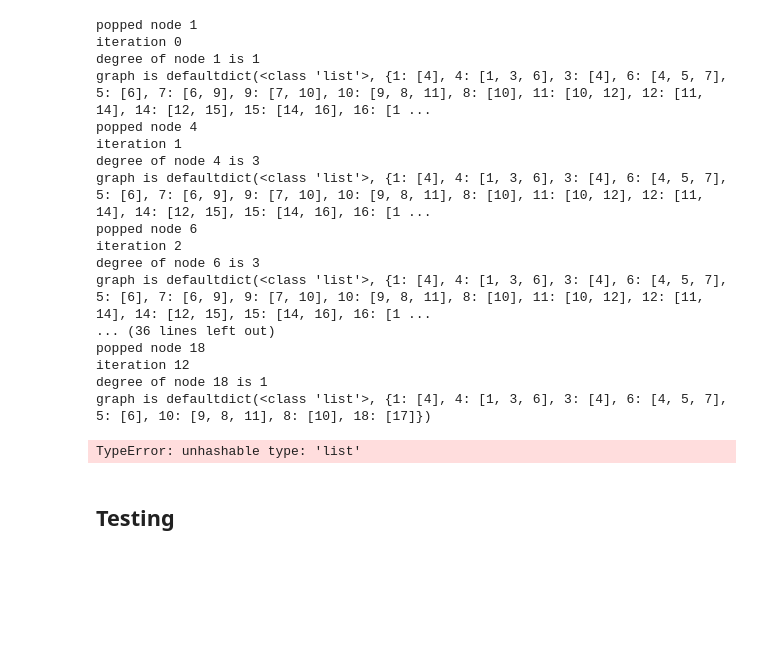
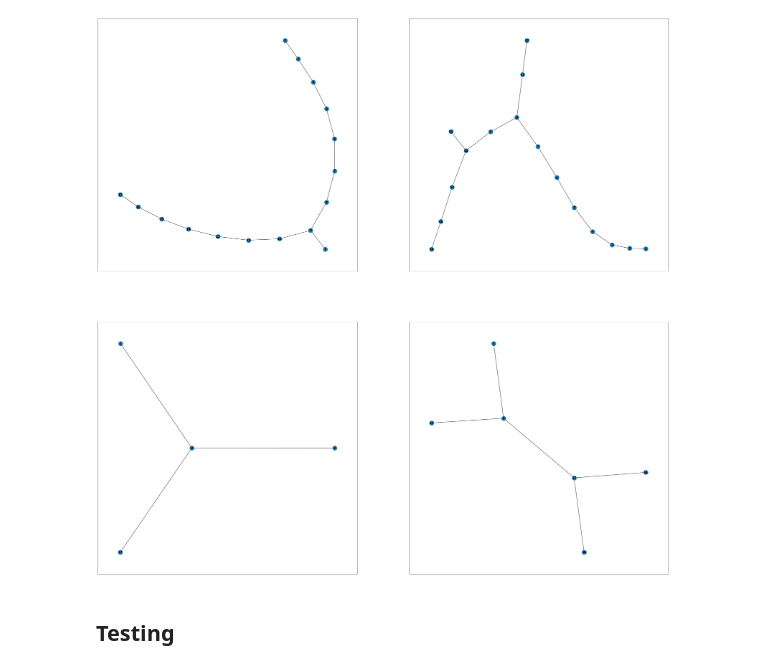
Before and after one commit to pramodmsm/Reeb-Graph-Implementation-in-Python, a Jupyter notebook: test_ground.ipynb, the cells around one changed output. Cells and saved outputs as stored; diff of their text form; code cells hidden in the pictures; blank space fills up the shorter version.

Commit message:
Update: iterative algorithm working for both merge and split trees.Notebook file only

```diff
--- a/test_ground.ipynb
+++ b/test_ground.ipynb
@@ -247,63 +302,45 @@ def get_reeb(m,tree_type):
     initial_g = deepcopy(g.graph)
 
     Utils.print(f'augmenting tree\n')
-    g.augment(root=g.min)
+    g.augment2(root=np.random.choice(processed_nodes,1)[0])
 
     return processed_nodes,initial_g,g.graph
 
 
 if __name__ == "__main__":
     Utils.verbose = False
     unit_size = int(input('enter unit size as integer :'))
     # tree_type = str(input("enter type of tree 'merge/split' :"))
     scalar_field = np.random.choice(np.arange(1,np.square(unit_size)+3),size=(unit_size,unit_size),replace=False)
     Utils.print(f'input scalar field is\n\n {scalar_field}')
 
     _,merge_tree,aug_merge_tree = get_reeb(scalar_field,tree_type='merge')
-    # _,split_tree,aug_split_tree = get_reeb(scalar_field,tree_type='split')
+    _,split_tree,aug_split_tree = get_reeb(scalar_field,tree_type='split')
 
-    pprint.pprint(f'initial tree for merge: {merge_tree}\n')
+    # pprint.pprint(f'initial tree for merge: {merge_tree}\n')
     # pprint.pprint(f'initial tree for split :{split_tree}\n')
 
     Gm = nx.Graph(merge_tree)
     Gm_a = nx.Graph(aug_merge_tree)
-    # Gs = nx.Graph(split_tree)
-    # Gs_a = nx.Graph(aug_split_tree)
-    # Utils.print([merge_tree.graph])
+    Gs = nx.Graph(split_tree)
+    Gs_a = nx.Graph(aug_split_tree)
     plt.figure(figsize=(40,40))
 
     plt.subplot(221)
     nx.draw_networkx(Gm, font_weight='bold')
 
     plt.subplot(222)
-    # nx.draw_networkx(Gs, font_weight='bold')
+    nx.draw_networkx(Gs, font_weight='bold')
 
     plt.subplot(223)
     nx.draw_networkx(Gm_a, font_weight='bold')
 
     plt.subplot(224)
-    # nx.draw_networkx(Gs_a, font_weight='bold')
+    nx.draw_networkx(Gs_a, font_weight='bold')
 
     plt.show()
 # %% [output]
-popped node 1
-iteration 0
-degree of node 1 is 1
-graph is defaultdict(<class 'list'>, {1: [4], 4: [1, 3, 6], 3: [4], 6: [4, 5, 7], 5: [6], 7: [6, 9], 9: [7, 10], 10: [9, 8, 11], 8: [10], 11: [10, 12], 12: [11, 14], 14: [12, 15], 15: [14, 16], 16: [1 ...
-popped node 4
-iteration 1
-degree of node 4 is 3
-graph is defaultdict(<class 'list'>, {1: [4], 4: [1, 3, 6], 3: [4], 6: [4, 5, 7], 5: [6], 7: [6, 9], 9: [7, 10], 10: [9, 8, 11], 8: [10], 11: [10, 12], 12: [11, 14], 14: [12, 15], 15: [14, 16], 16: [1 ...
-popped node 6
-iteration 2
-degree of node 6 is 3
-graph is defaultdict(<class 'list'>, {1: [4], 4: [1, 3, 6], 3: [4], 6: [4, 5, 7], 5: [6], 7: [6, 9], 9: [7, 10], 10: [9, 8, 11], 8: [10], 11: [10, 12], 12: [11, 14], 14: [12, 15], 15: [14, 16], 16: [1 ...
-... (36 lines left out)
-popped node 18
-iteration 12
-degree of node 18 is 1
-graph is defaultdict(<class 'list'>, {1: [4], 4: [1, 3, 6], 3: [4], 6: [4, 5, 7], 5: [6], 10: [9, 8, 11], 8: [10], 18: [17]})
-TypeError: unhashable type: 'list'
+[figure, added]
 # %% [markdown]
 ## Testing
 # %%
```
Also changed, not shown: parts of 13 cells of this notebook, 2 other files.
